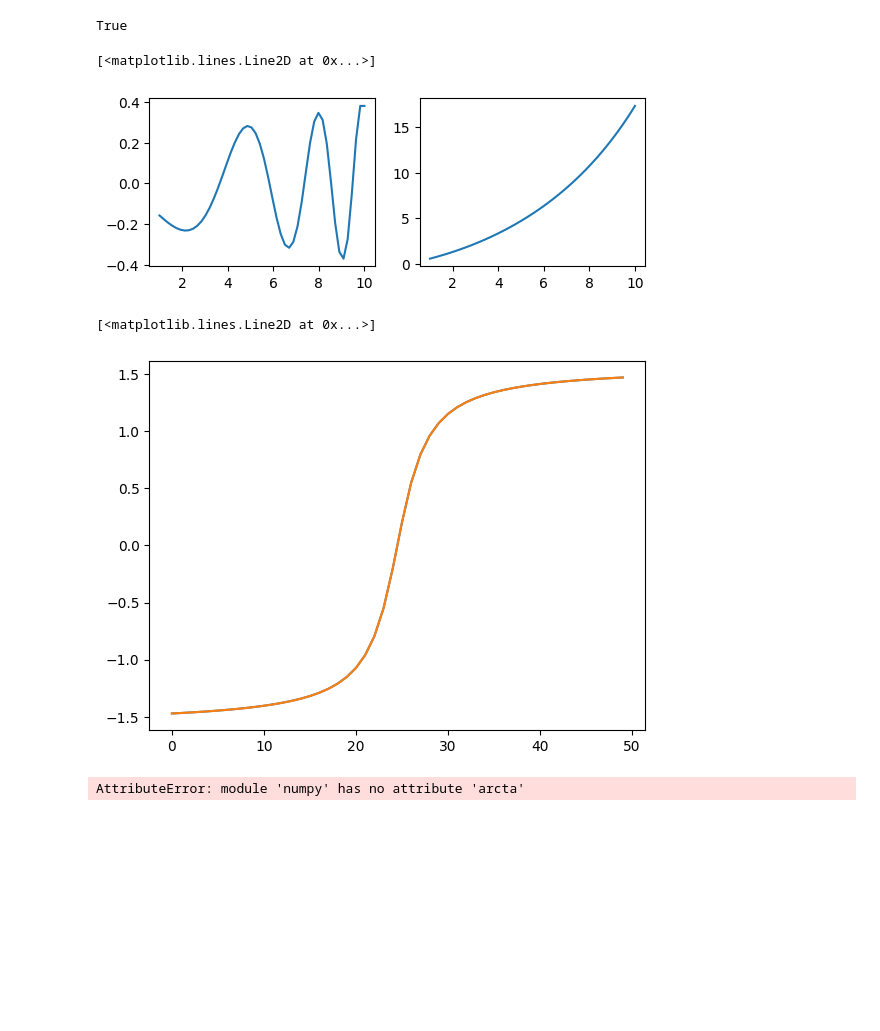
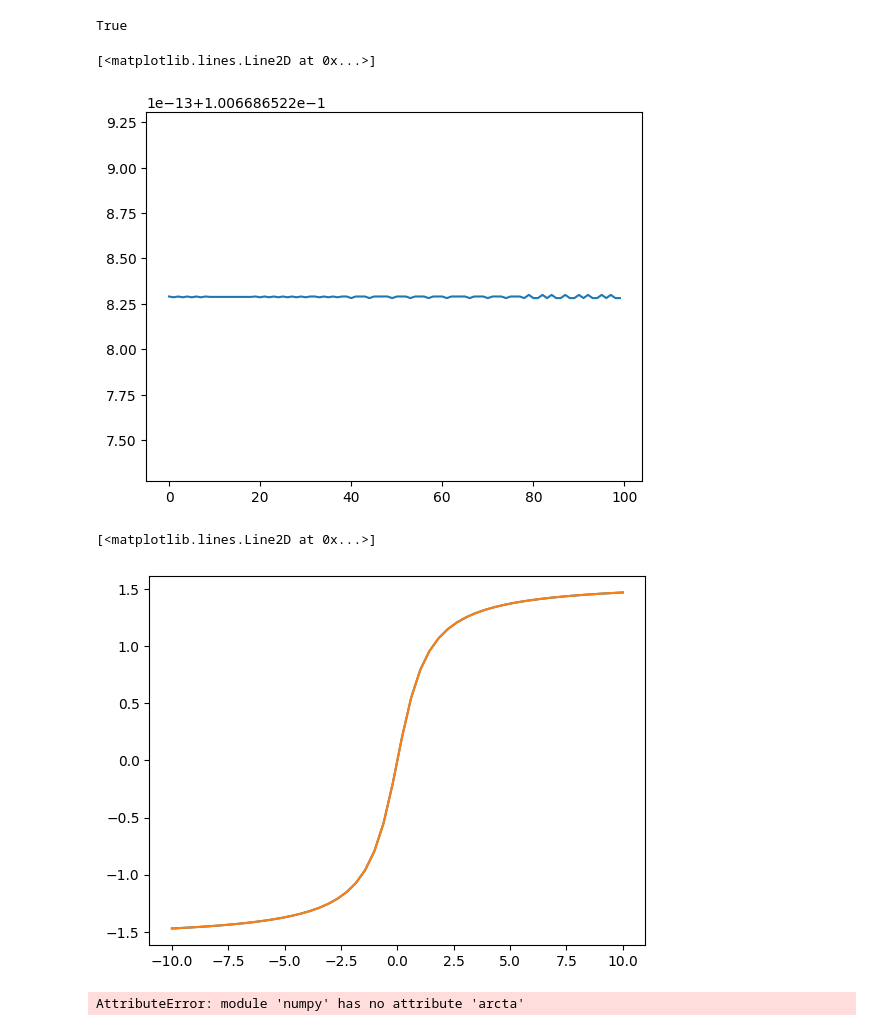
Before and after one commit to huyhoang251296/rcognita-edu-x, a Jupyter notebook: trajectory_creation.ipynb, the cells around one changed output. Saved outputs shown, nothing was run; the diff lists cells and outputs as text; code cells hidden in the pictures; blank space fills up the shorter version.

```diff
--- a/trajectory_creation.ipynb
+++ b/trajectory_creation.ipynb
@@ -27,2 +20,39 @@ theta_ref = np.append(theta_ref, theta_ref[-1])
+# %%
+def trajectory_gen_1(phi, v, L):
+    R = L / np.tan(phi)
+
+    omega = v / R
+
+    theta = omega * time_series # dependencies: omega
+
+    x_ref = R * np.cos(theta) # dependencies: R,  theta
+    y_ref = R * np.sin(theta) # dependencies: R,  theta
+    theta_ref = np.arctan2(np.diff(x_ref), np.diff(y_ref)) # dependencies: x_ref[-1], x_ref[-2], y_ref[-1], y_ref[-2]
+    theta_ref = np.arctan2(np.diff(y_ref), np.diff(x_ref)) # dependencies: x_ref[-1], x_ref[-2], y_ref[-1], y_ref[-2]
+    theta_ref = np.append(theta_ref, theta_ref[-1])
+
+    # theta_ref
+    x_initial = -3
+    y_initial = 3
+
+    x_ref = x_ref + (x_initial - x_ref[0])
+    y_ref = y_ref + (y_initial - y_ref[0])
+
+    return x_ref, x_ref, theta_ref
+
+def trajectory_gen(x_initial=-3, y_initial=3):
+    x_ref = np.linspace(0, 10, 200)
+    y_ref = 2*np.sin(2 * np.pi * x_ref * 0.2)
+
+    theta_ref = np.arctan2(np.diff(x_ref), np.diff(y_ref)) # dependencies: x_ref[-1], x_ref[-2], y_ref[-1], y_ref[-2]
+    theta_ref = np.arctan2(np.diff(y_ref), np.diff(x_ref)) # dependencies: x_ref[-1], x_ref[-2], y_ref[-1], y_ref[-2]
+    theta_ref = np.append(theta_ref, theta_ref[-1])
+
+    x_ref = x_ref + (x_initial - x_ref[0])
+    y_ref = y_ref + (y_initial - y_ref[0])
+
+    return x_ref, y_ref, theta_ref
+
+x_ref, y_ref, theta_ref = trajectory_gen()
 # %%
 plt.title("Delta omega")
@@ -60,23 +105,23 @@ True
 # %%
 theta_ref = np.arctan(np.diff(x_ref), np.diff(y_ref)) # dependencies: x_ref[-1], x_ref[-2], y_ref[-1], y_ref[-2]
 theta_ref = np.append(theta_ref, theta_ref[-1])
 
-plt.subplot(221)
-plt.plot(time_series, theta_ref)
-plt.subplot(222)
-plt.plot(time_series, theta)
+# plt.subplot(221)
+plt.plot(theta_ref)
+# plt.subplot(222)
+# plt.plot(time_series, theta)
 # %% [output]
 [<matplotlib.lines.Line2D at 0x...>]
-[figure, old version]
+[figure, new version]
 # %%
 
 x = np.linspace(-10, 10, 50)
 x
-plt.plot(np.arctan(x))
-plt.plot(np.arctan2(x, 1))
+plt.plot(x, np.arctan(x))
+plt.plot(x, np.arctan2(x, 1))
 # %% [output]
 [<matplotlib.lines.Line2D at 0x...>]
-[figure, old version]
+[figure, new version]
 # %%
 np.arcta
 # %% [output]
```
Also changed, not shown: parts of 8 cells of this notebook, 3 other files.
